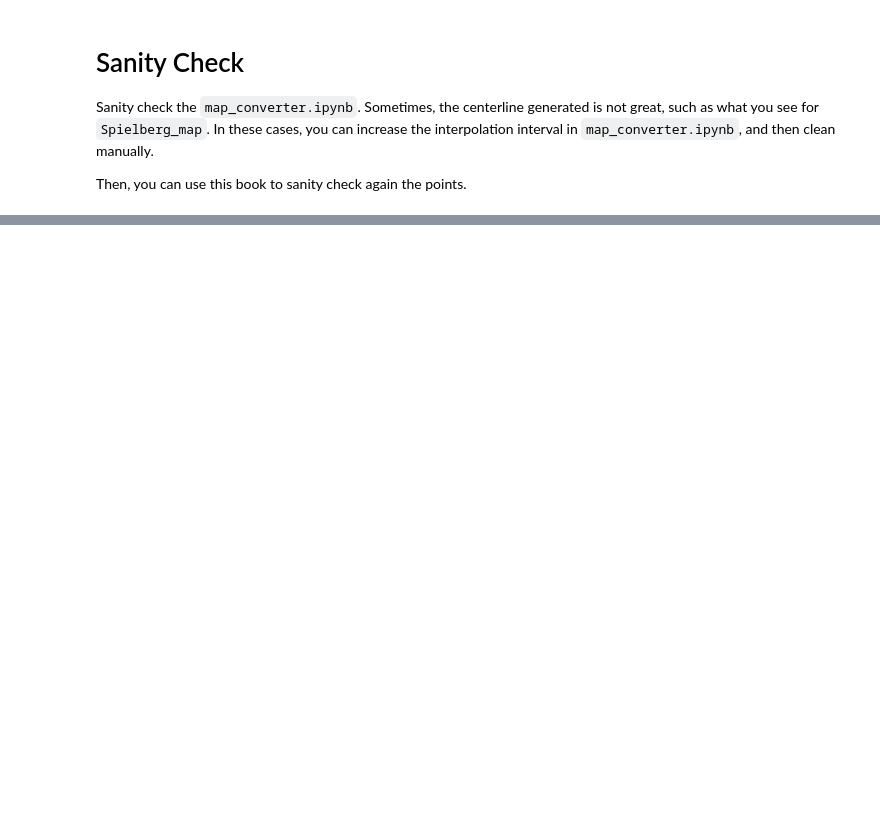
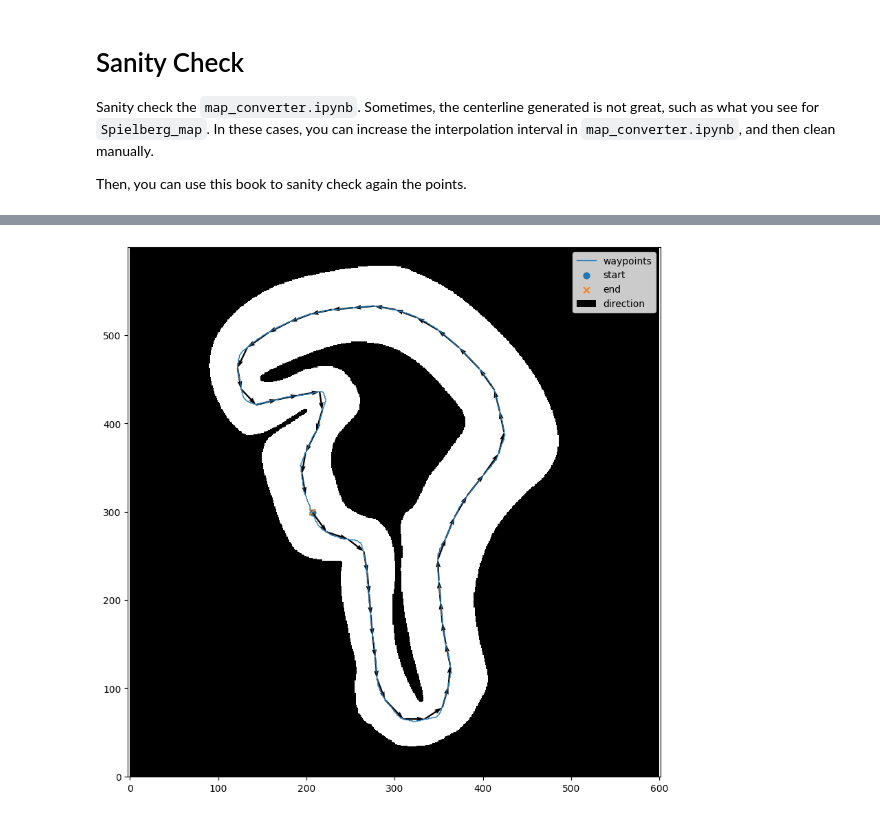
Before and after one commit to WVU-F1Tenth/Raceline-Optimization, a Jupyter notebook: sanity_check.ipynb, the cells around one changed output, grey strips where cells are left out. Saved outputs shown, nothing was run; the diff lists cells and outputs as text; code cells hidden in the pictures; blank space fills up the shorter version.

```diff
--- a/sanity_check.ipynb
+++ b/sanity_check.ipynb
@@ -56,3 +59,32 @@ plt.plot(x,y)
+# %%
+plt.figure(figsize=(10, 10))
+plt.imshow(map_img, origin='lower', cmap='gray', interpolation='none')
+# Plot the full ordered path
+plt.plot(x, y, linewidth=1.0, label='waypoints')
+# Mark start and end
+plt.scatter(x[0], y[0], s=40, marker='o', label='start')
+plt.scatter(x[-1], y[-1], s=40, marker='x', label='end')
+# Draw sparse direction arrows
+pts = np.column_stack((x, y))
+step = max(1, len(pts)) // 50
+arrow_pts = pts[::step]
+arrow_vecs = np.diff(arrow_pts, axis=0)
+plt.quiver(
+    arrow_pts[:-1, 0],
+    arrow_pts[:-1, 1],
+    arrow_vecs[:, 0],
+    arrow_vecs[:, 1],
+    angles='xy',
+    scale_units='xy',
+    scale=1,
+    width=0.003,
+    label='direction'
+)
+plt.axis('equal')
+plt.legend()
+plt.show()
+# %% [output]
+[figure, added]
 # %%
 from shapely import Polygon, unary_union
 
```
Also changed, not shown: parts of 4 cells of this notebook, 4 other files.
